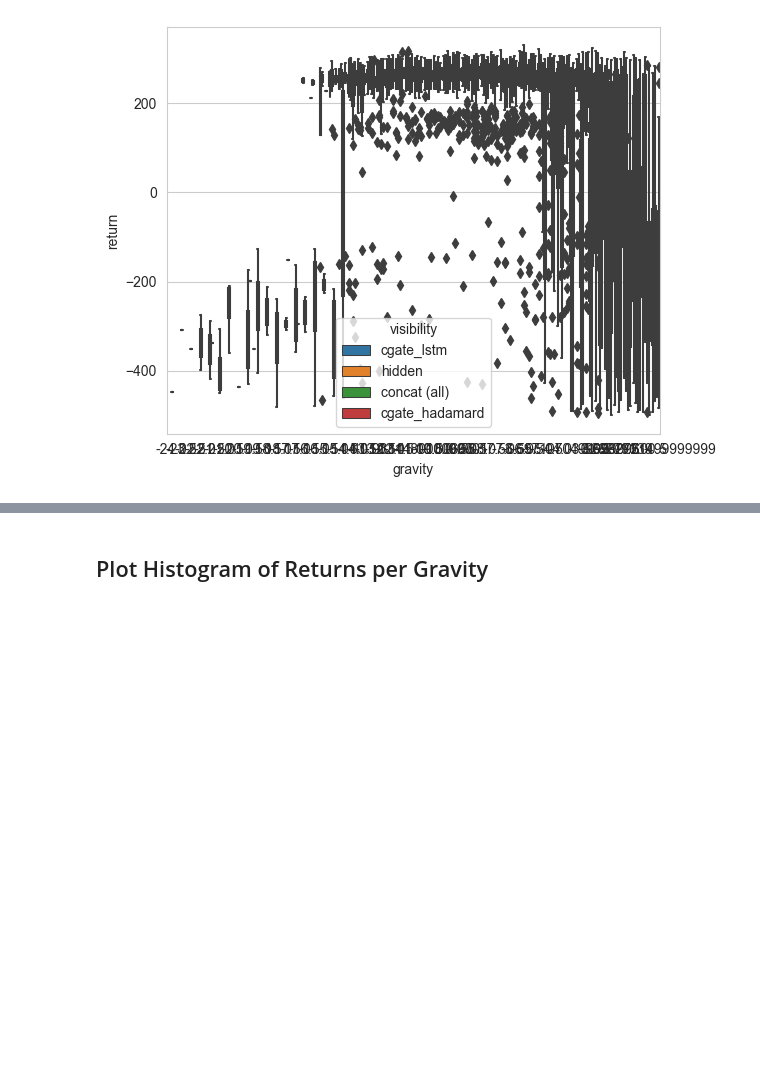
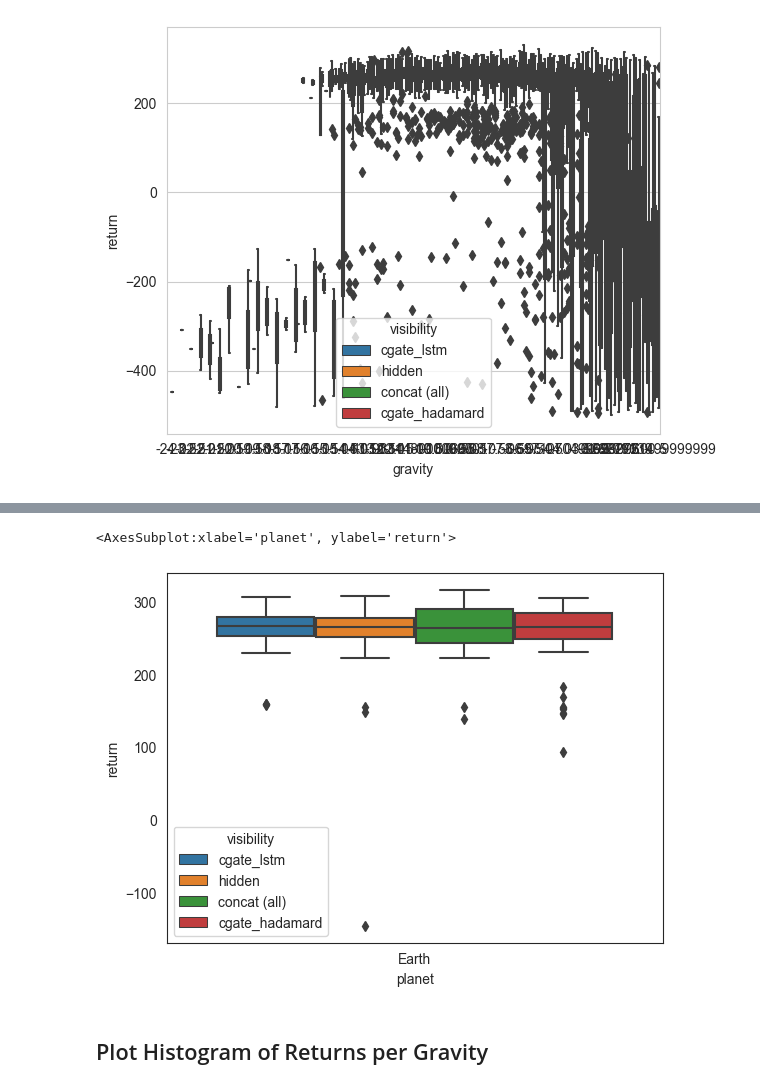
Before and after one commit to automl/CARL, a Jupyter notebook: experiments/evaluation/eval_landing_in_space.ipynb, the cells around one changed output, grey strips where cells are left out. Drawn from its saved outputs; the diff is of its cells as text; code cells hidden in the pictures; blank space fills up the shorter version.

```diff
--- a/experiments/evaluation/eval_landing_in_space.ipynb
+++ b/experiments/evaluation/eval_landing_in_space.ipynb
@@ -204,3 +208,8 @@ plt.show()
+# %%
+sns.boxplot(data=plot_df[(plot_df["planet"] == "Earth") & (plot_df["return"] > -5000)], x="planet", y="return", hue="visibility")
+# %% [output]
+<AxesSubplot:xlabel='planet', ylabel='return'>
+[figure, added]
 # %% [markdown]
 ## Plot Histogram of Returns per Gravity
 # %%
```
Also changed, not shown: parts of 5 cells of this notebook, 1 other file.
